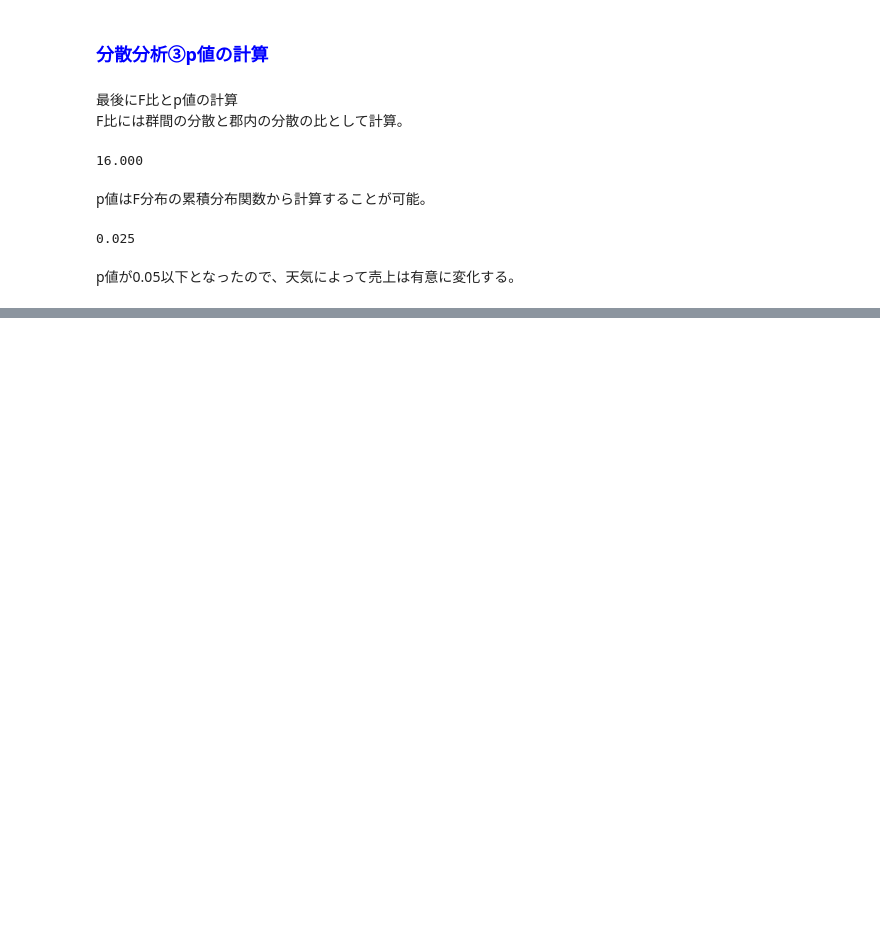
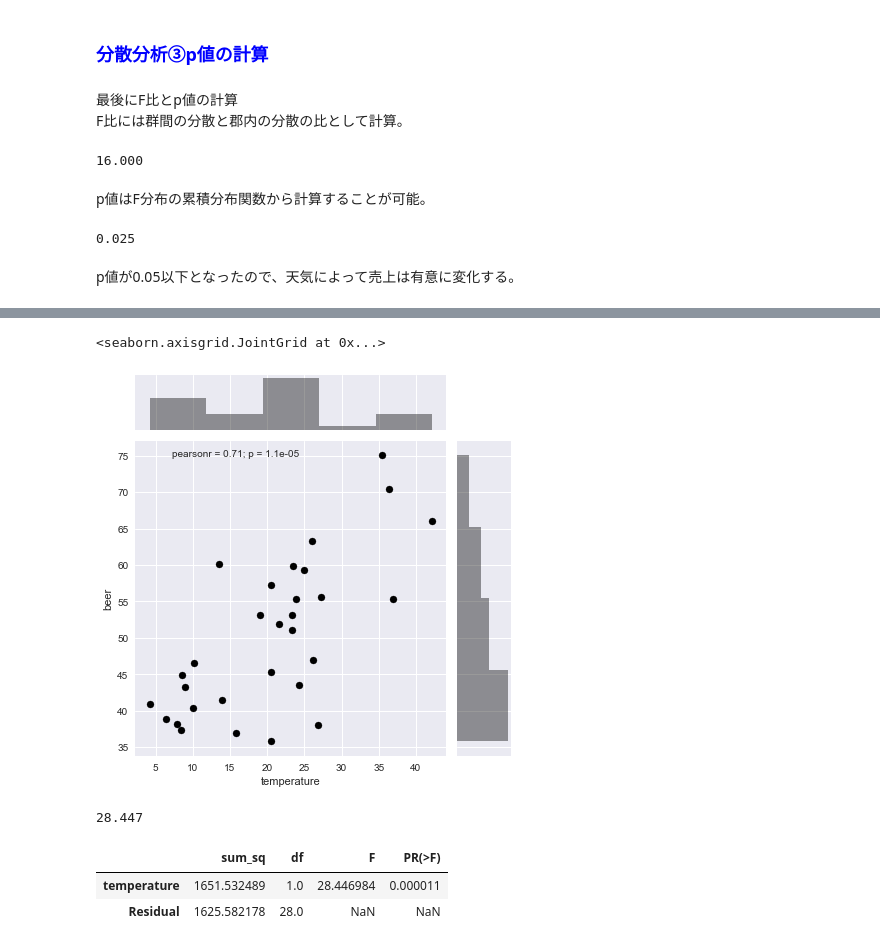
Before and after one commit to TakanoriHasebe/stats_with_python, a Jupyter notebook: 5-02分散分析/分散分析.ipynb, the cells around one changed output, grey strips where cells are left out. Saved outputs shown, nothing was run; the diff lists cells and outputs as text; code cells hidden in the pictures; blank space fills up the shorter version.

```diff
--- a/5-02分散分析/分散分析.ipynb
+++ b/5-02分散分析/分散分析.ipynb
@@ -187,0 +267,3 @@ p値が0.05以下となったので、天気によって売上は有意に変化
+# %%
+# ビールcsvの読み込み
+beer = pd.read_csv("5-1-1-beer.csv")
@@ -187,0 +290,6 @@ p値が0.05以下となったので、天気によって売上は有意に変化
+# %%
+# 散布図を描く
+sns.jointplot(x="temperature", y="beer", data=beer, color="black")
+# %% [output]
+<seaborn.axisgrid.JointGrid at 0x...>
+[figure, added]
@@ -187,0 +317,12 @@ p値が0.05以下となったので、天気によって売上は有意に変化
+# %%
+# F比
+f_value_lm = variance_lm_model / variance_lm_resid
+f_value_lm
+# %% [output]
+28.447
+# %%
+sm.stats.anova_lm(lm_model, typ=2)
+# %% [output]
+|  | sum_sq | df | F | PR(>F) |
+| temperature | 1651.532489 | 1.0 | 28.446984 | 0.000011 |
+| Residual | 1625.582178 | 28.0 | NaN | NaN |
```
Also changed, not shown: parts of 28 cells of this notebook, 2 other files.
